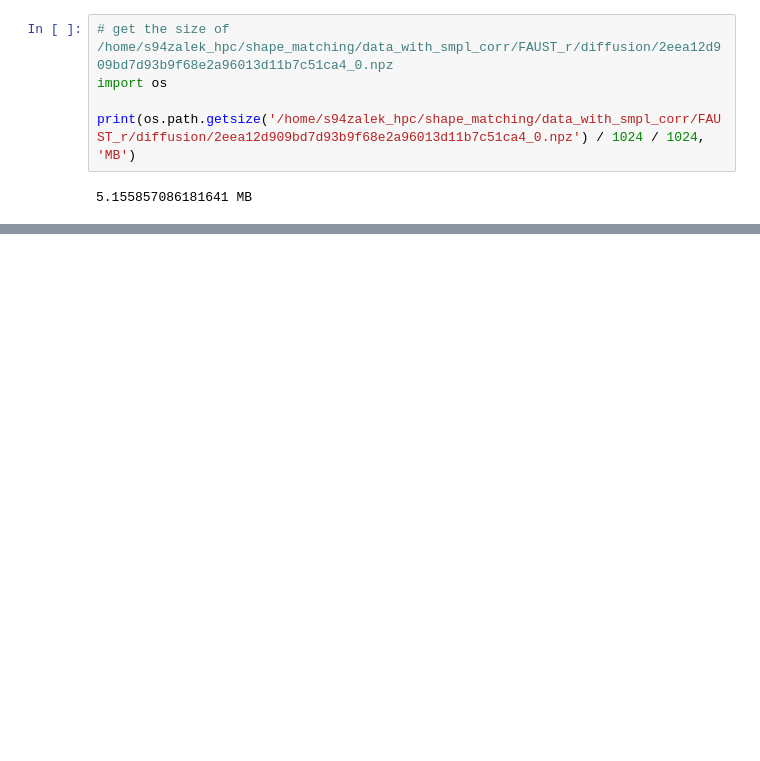
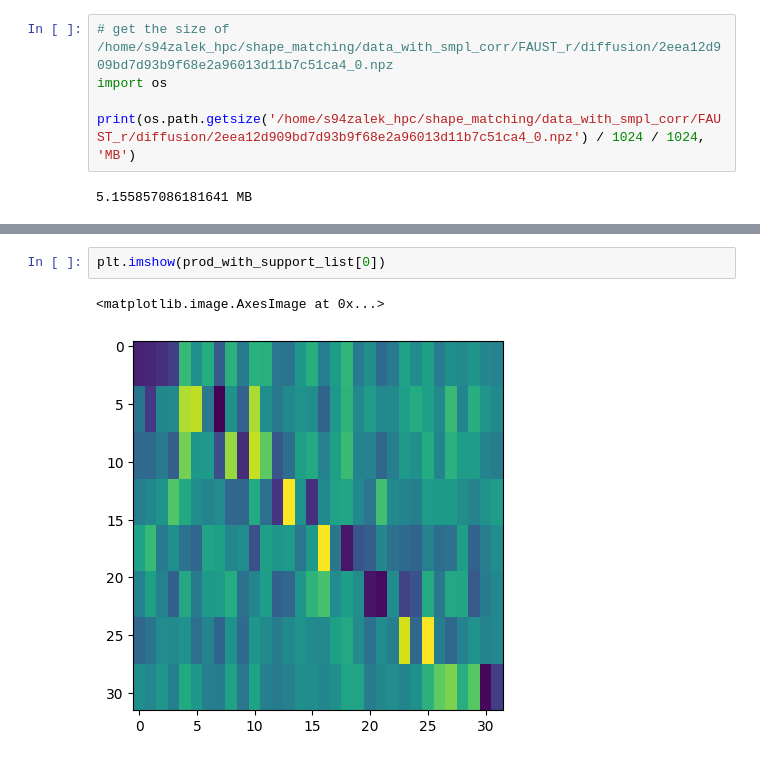
Before and after one commit to alekseizhuravlev/shape_matching, a Jupyter notebook: notebooks/24.07.2024/fmap_conditioning.ipynb, the cells around one changed output, grey strips where cells are left out. Cells and saved outputs as stored; diff of their text form; blank space fills up the shorter version.

```diff
--- a/notebooks/24.07.2024/fmap_conditioning.ipynb
+++ b/notebooks/24.07.2024/fmap_conditioning.ipynb
@@ -389,0 +511,5 @@ print(os.path.getsize('/home/s94zalek_hpc/shape_matching/data_with_smpl_corr/FAU
+# %%
+plt.imshow(prod_with_support_list[0])
+# %% [output]
+<matplotlib.image.AxesImage at 0x...>
+[figure, added]
```
Also changed, not shown: parts of 13 cells of this notebook, 17 other files.
